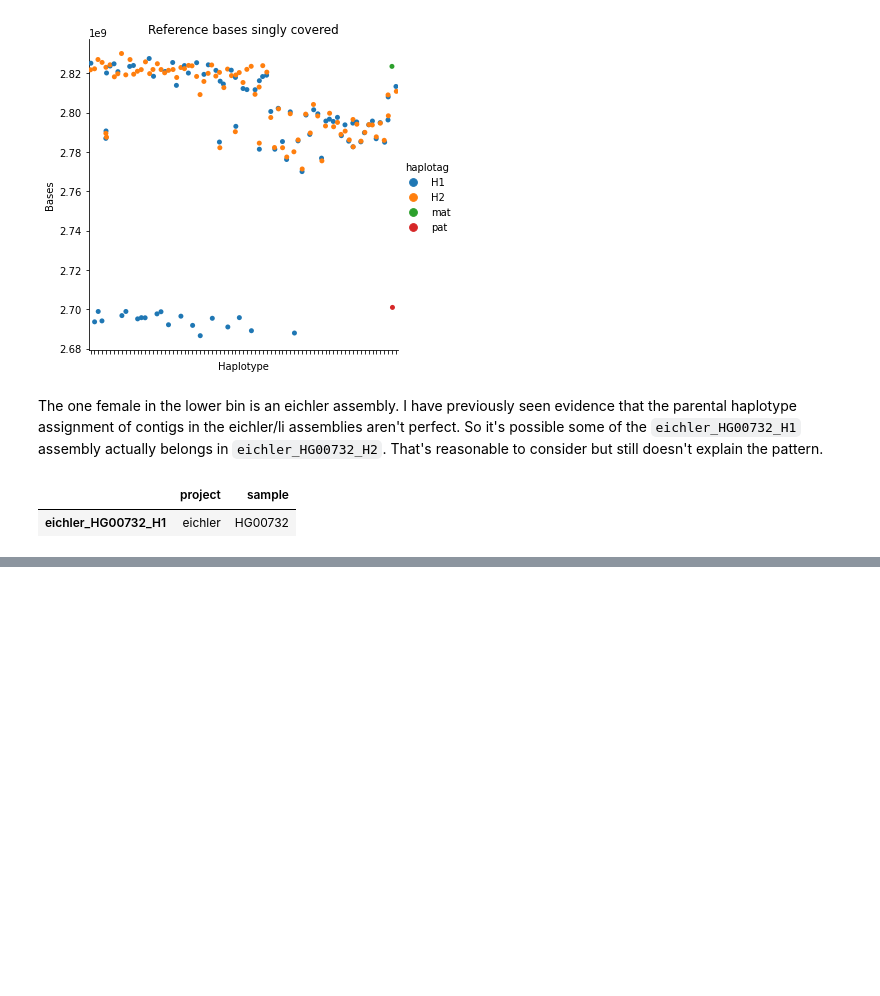
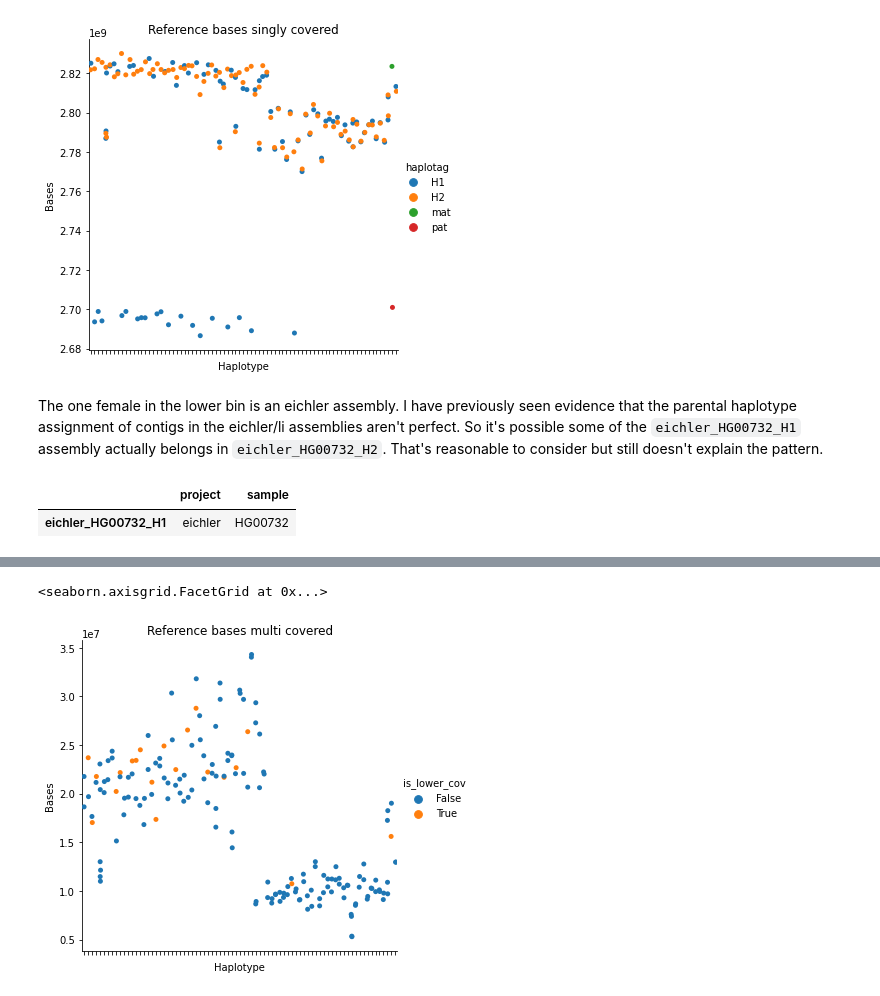
Before and after one commit to ACEnglish/adotto, a Jupyter notebook: variant_calling/notebooks/HapotypeCoverage.ipynb, the cells around one changed output, grey strips where cells are left out. Saved outputs shown, nothing was run; the diff lists cells and outputs as text; code cells hidden in the pictures; blank space fills up the shorter version.

```diff
--- a/variant_calling/notebooks/HapotypeCoverage.ipynb
+++ b/variant_calling/notebooks/HapotypeCoverage.ipynb
@@ -114,0 +136,6 @@ data[data['is_lower_cov'] & (data['sex'] == 'female')][['project', 'sample']]
+# %%
+p = sb.catplot(data=data, x="sample", y="reference bases multi covered", hue='is_lower_cov')
+p.set(xticklabels=[], title="Reference bases multi covered", ylabel="Bases", xlabel="Haplotype")
+# %% [output]
+<seaborn.axisgrid.FacetGrid at 0x...>
+[figure, added]
```
Also changed, not shown: parts of 7 cells of this notebook, 3 other files.
